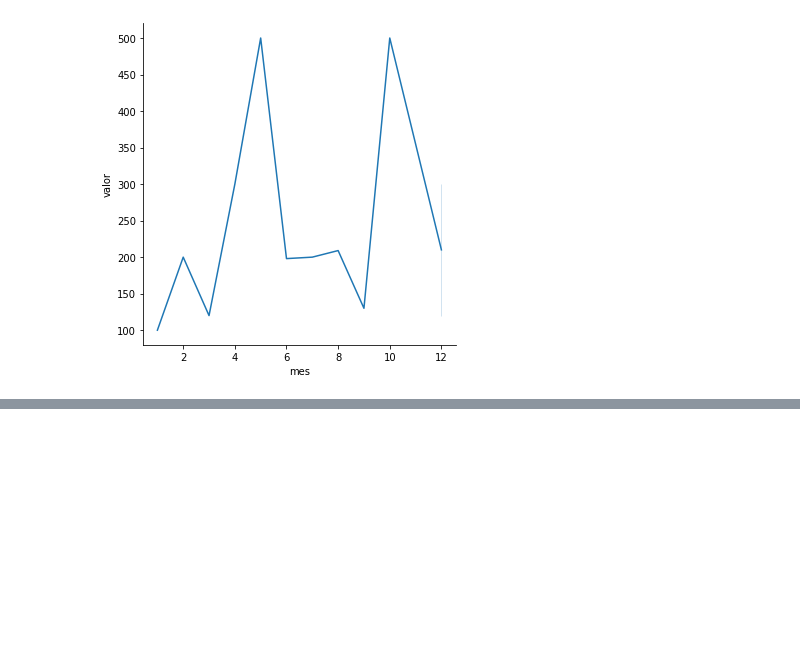
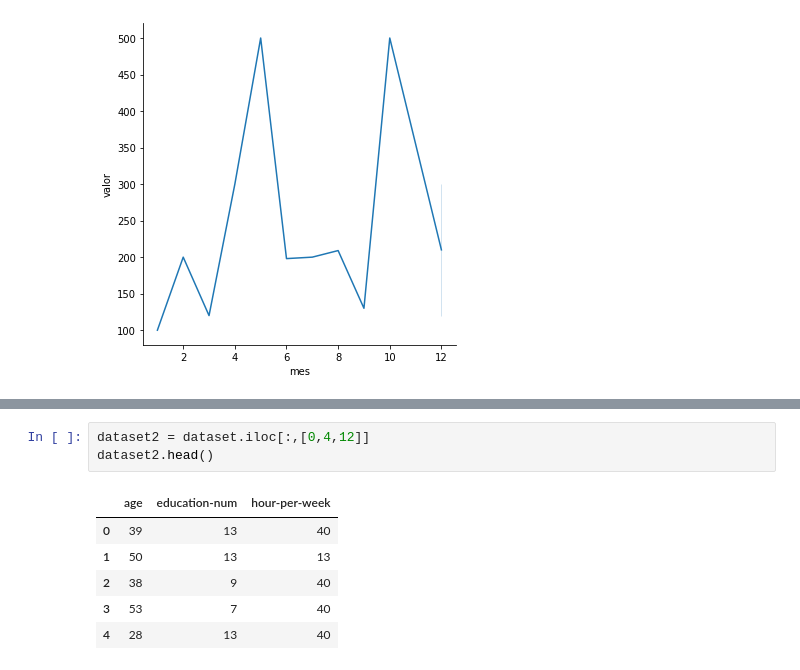
Before and after one commit to AlissonRaphael/statistics_for_data_science_and_machine_learning, a Jupyter notebook: 10_visualizacao/graficos.ipynb, the cells around one changed output, grey strips where cells are left out. Drawn from its saved outputs; the diff is of its cells as text; blank space fills up the shorter version.

```diff
--- a/10_visualizacao/graficos.ipynb
+++ b/10_visualizacao/graficos.ipynb
@@ -82,0 +95,10 @@ sns.relplot(x='mes', y='valor', kind='line', data=vendas_df)
+# %%
+dataset2 = dataset.iloc[:,[0,4,12]]
+dataset2.head()
+# %% [output]
+|  | age | education-num | hour-per-week |
+| 0 | 39 | 13 | 40 |
+| 1 | 50 | 13 | 13 |
+| 2 | 38 | 9 | 40 |
+| 3 | 53 | 7 | 40 |
+| 4 | 28 | 13 | 40 |
```
Also changed, not shown: parts of 4 cells of this notebook.
